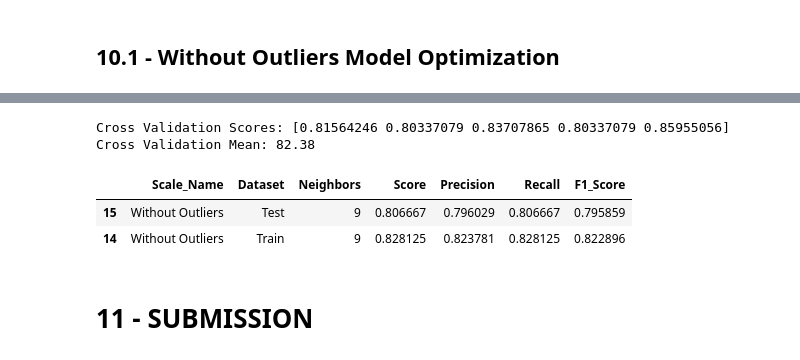
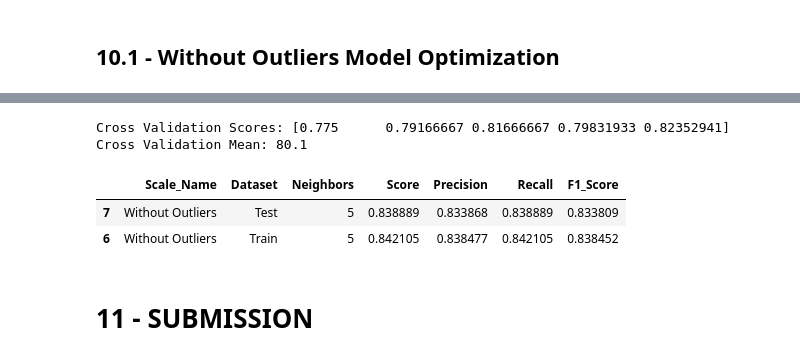
Before and after one commit to lfaferreira/knn-titanic, a Jupyter notebook: titanic.ipynb, the cells around one changed output, grey strips where cells are left out. Cells and saved outputs as stored; diff of their text form; code cells hidden in the pictures.

```diff
--- a/titanic.ipynb
+++ b/titanic.ipynb
@@ -1129,20 +1164,20 @@ Best Parameters:
  Weights = uniform
 ----------------------------------------------------------------------------------------------------
 # %%
-n_neighbors = 9
+n_neighbors = 5
 weights = 'uniform'
-algorithm = 'auto'
-p = 1
-cross_validation_score(df_normalized_with_outliers, target_with_outliers, n_neighbors, weights, algorithm, p)
+algorithm = 'ball_tree'
+p = 2
+cross_validation_score(df_normalized_without_outliers, target_without_outliers, n_neighbors, weights, algorithm, p)
 # %% [output]
-Cross Validation Scores: [0.81564246 0.80337079 0.83707865 0.80337079 0.85955056]
-Cross Validation Mean: 82.38
+Cross Validation Scores: [0.775      0.79166667 0.81666667 0.79831933 0.82352941]
+Cross Validation Mean: 80.1
 # %%
-without_outliers_scores.query('Neighbors == 9')
+without_outliers_scores.query('Neighbors == 5')
 # %% [output]
 |  | Scale_Name | Dataset | Neighbors | Score | Precision | Recall | F1_Score |
-| 15 | Without Outliers | Test | 9 | 0.806667 | 0.796029 | 0.806667 | 0.795859 |
-| 14 | Without Outliers | Train | 9 | 0.828125 | 0.823781 | 0.828125 | 0.822896 |
+| 7 | Without Outliers | Test | 5 | 0.838889 | 0.833868 | 0.838889 | 0.833809 |
+| 6 | Without Outliers | Train | 5 | 0.842105 | 0.838477 | 0.842105 | 0.838452 |
 # %% [markdown]
 # 11 - SUBMISSION
 # %% [markdown]
```
Also changed, not shown: parts of 29 cells of this notebook.
